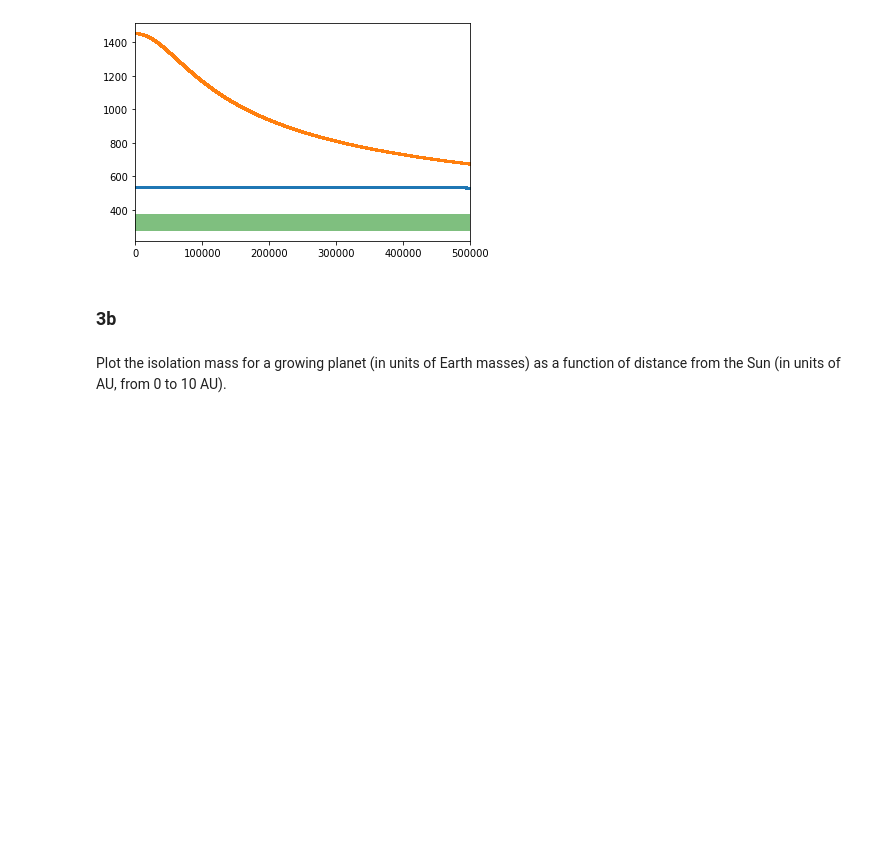
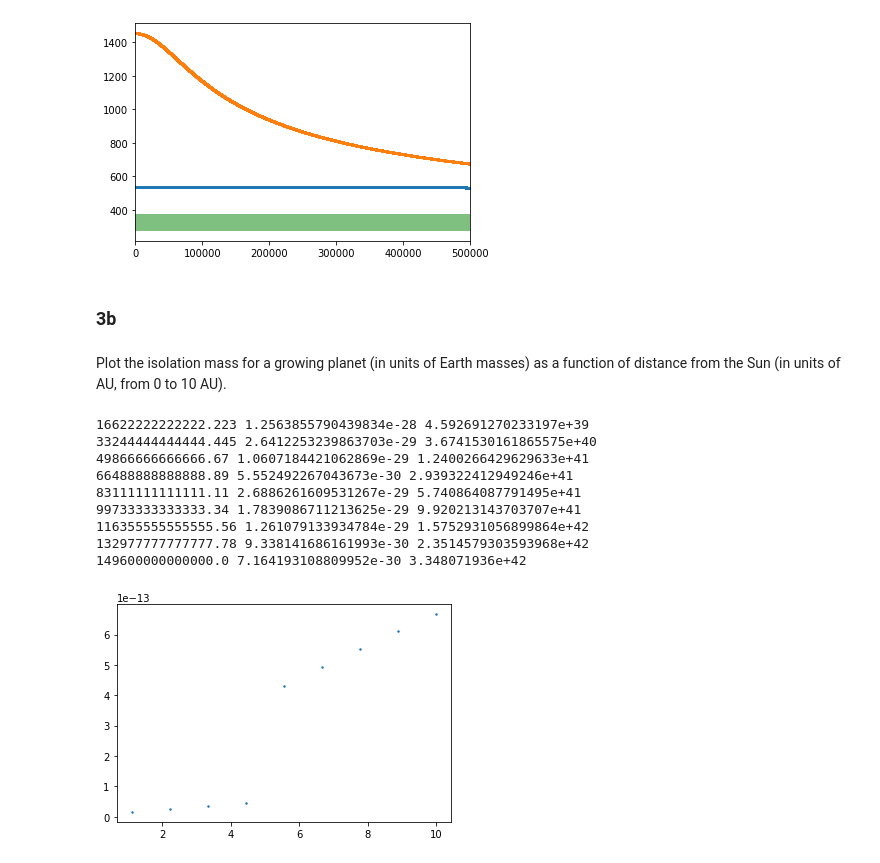
Before and after one commit to cl3425/uf-class-repo, a Jupyter notebook: exoplanets/hw1.ipynb, the cells around one changed output. Saved outputs shown, nothing was run; the diff lists cells and outputs as text; code cells hidden in the pictures; blank space fills up the shorter version.

Commit message:
finished 3 but still need to figure out 2d

```diff
--- a/exoplanets/hw1.ipynb
+++ b/exoplanets/hw1.ipynb
@@ -479,5 +483,41 @@ number of timesteps:  1000000
 ### 3b
 # %% [markdown]
 Plot the isolation mass for a growing planet (in units of Earth masses) as a function of distance from the Sun (in units of AU, from 0 to 10 AU).
-# %%
-def calc_miso()
+# %%
+def sigma_p(r):
+    sigma0 = 1.7e3 # g cm^-2
+    try:
+        if (r < 5*1.496e13) & (r > 0): # < 5 AU, the current frostline (Jewitt et al 2007 [but really Wikipedia])
+            return 0.01*sigma0*r**-1.5
+        elif r >= 5*1.496e13:
+            return 0.04*sigma0*r**-1.5
+
+    except ValueError:
+        print(r, "invalid r")
+
+def calc_miso(r, m_star):
+    #print(sigma_p(r))
+    m_isos = []
+    for r_elt in r:
+        print(r_elt, (sigma_p(r_elt))**1.5, r_elt**3)
+        m_isos.append(166 * ((m_star/1.988e33)**0.5) * ((sigma_p(r_elt))**1.5) * r_elt**3)
+    return m_isos
+
+distances = 1.496e13*np.linspace(0, 10, 10)[1:] # avoid dividing by zero
+m_isos = calc_miso(distances, m_star)
+#print(m_isos)
+m_isos = [m_isos_elt/5.972e27 for m_isos_elt in m_isos] # convert to Earth masses
+distances = np.linspace(0, 10, 10)[1:] # back to AU for plotting
+plt.scatter(distances, m_isos, s=2)
+plt.show()
+# %% [output]
+16622222222222.223 1.2563855790439834e-28 4.592691270233197e+39
+33244444444444.445 2.6412253239863703e-29 3.6741530161865575e+40
+49866666666666.67 1.0607184421062869e-29 1.2400266429629633e+41
+66488888888888.89 5.552492267043673e-30 2.939322412949246e+41
+83111111111111.11 2.6886261609531267e-29 5.740864087791495e+41
+99733333333333.34 1.7839086711213625e-29 9.920213143703707e+41
+116355555555555.56 1.261079133934784e-29 1.5752931056899864e+42
+132977777777777.78 9.338141686161993e-30 2.3514579303593968e+42
+149600000000000.0 7.164193108809952e-30 3.348071936e+42
+[figure, added]
```
Also changed, not shown: parts of 8 cells of this notebook.
